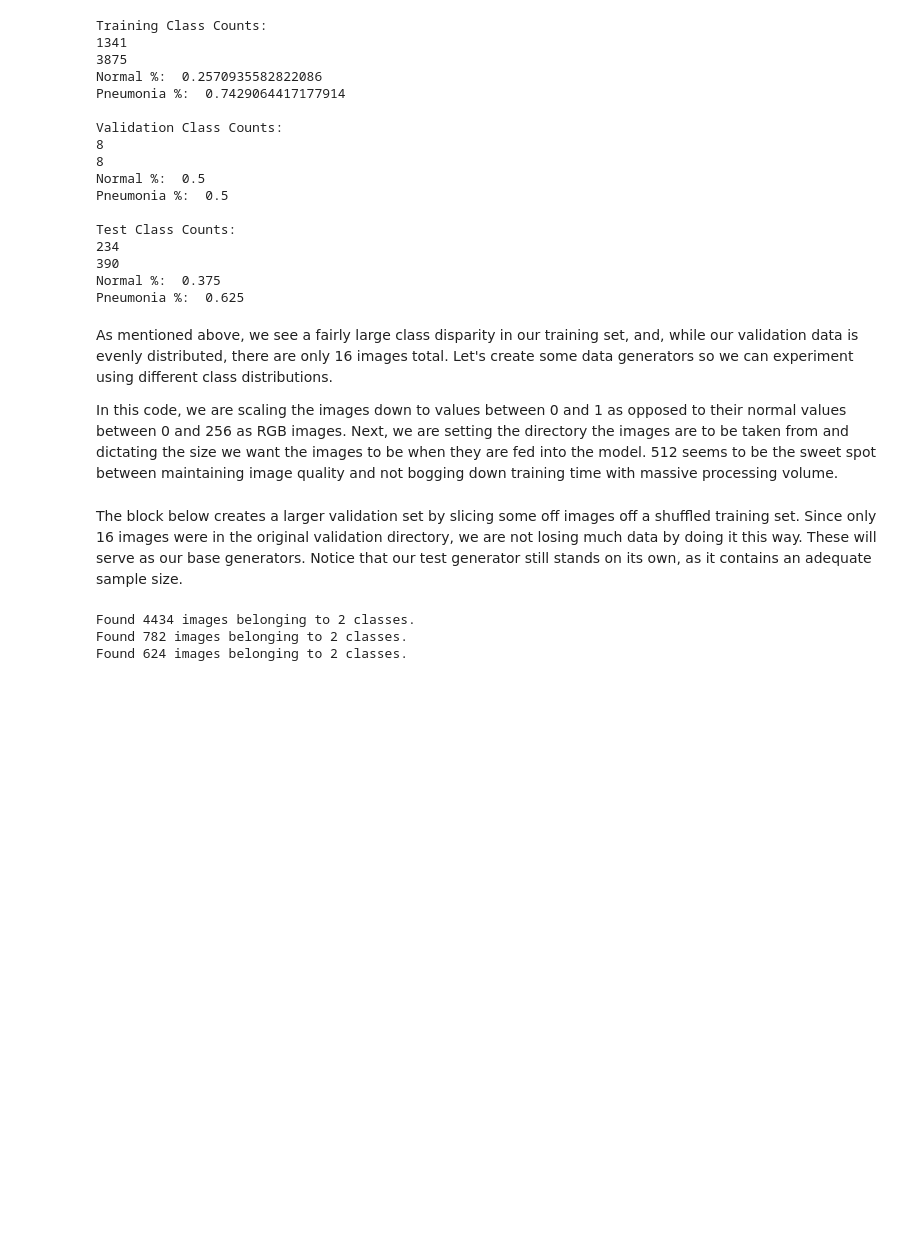
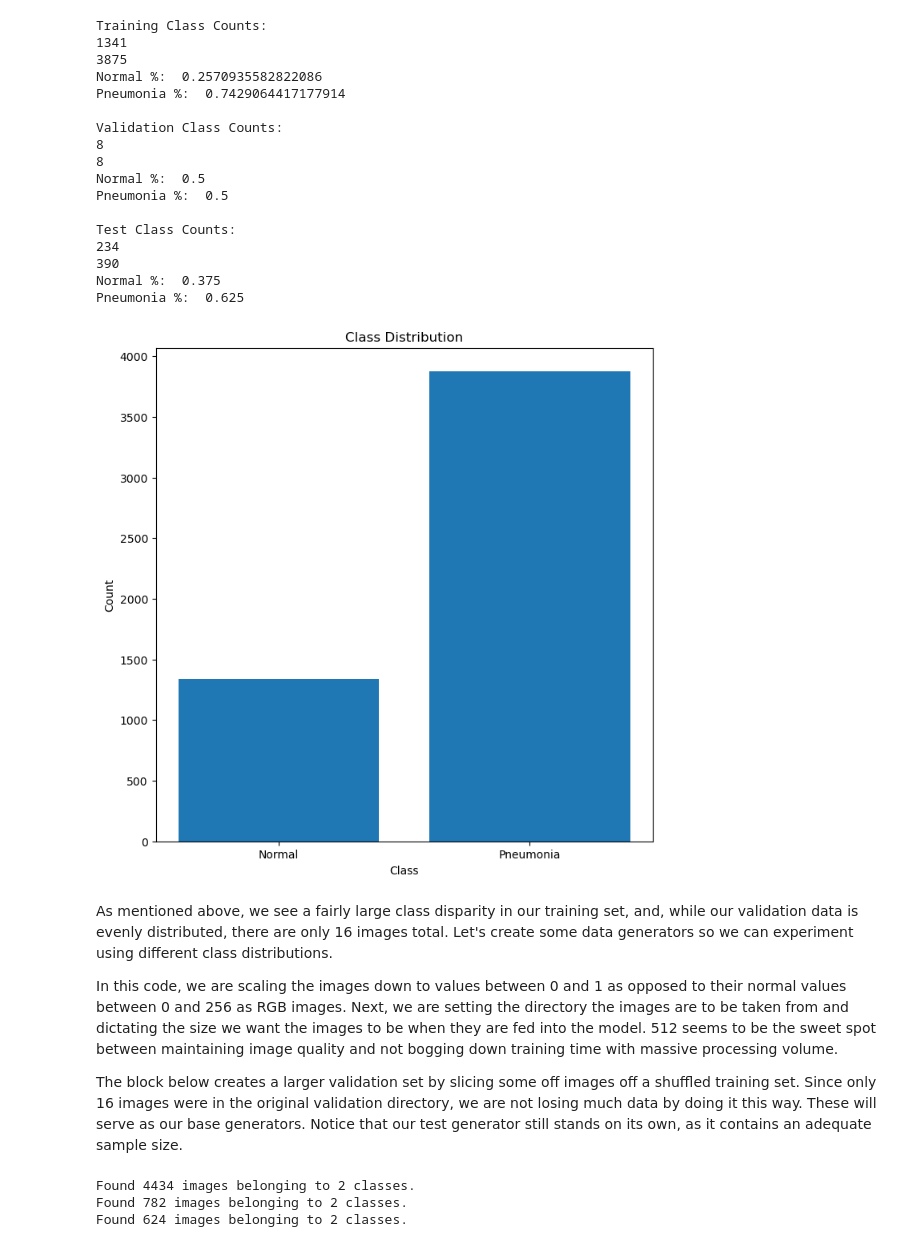
Before and after one commit to apell74/pediatric-pneumonia-deep-learning, a Jupyter notebook: phase-4-project.ipynb, the cells around one changed output. Saved outputs shown, nothing was run; the diff lists cells and outputs as text; code cells hidden in the pictures; blank space fills up the shorter version.

```diff
--- a/phase-4-project.ipynb
+++ b/phase-4-project.ipynb
@@ -186,12 +186,26 @@ Test Class Counts:
 390
 Normal %:  0.375
 Pneumonia %:  0.625
+# %%
+normal = os.listdir(train_normal_dir)
+pneumonia = os.listdir(train_pneumonia_dir)
+
+plt.figure(figsize=(8, 8))
+classes = ['Normal', 'Pneumonia']
+counts = [len(normal), len(pneumonia)]
+plt.bar(classes, counts)
+plt.xlabel('Class')
+plt.ylabel('Count')
+plt.title('Class Distribution')
+plt.show()
+# %% [output]
+[figure, added]
 # %% [markdown]
 As mentioned above, we see a fairly large class disparity in our training set, and, while our validation data is evenly distributed, there are only 16 images total. Let's create some data generators so we can experiment using different class distributions.
 
 In this code, we are scaling the images down to values between 0 and 1 as opposed to their normal values between 0 and 256 as RGB images. Next, we are setting the directory the images are to be taken from and dictating the size we want the images to be when they are fed into the model. 512 seems to be the sweet spot between maintaining image quality and not bogging down training time with massive processing volume.
+
+The block below creates a larger validation set by slicing some off images off a shuffled training set. Since only 16 images were in the original validation directory, we are not losing much data by doing it this way. These will serve as our base generators. Notice that our test generator still stands on its own, as it contains an adequate sample size.
-# %% [markdown]
-The block below creates a larger validation set by slicing some off images off a shuffled training set. Since only 16 images were in the original validation directory, we are not losing much data by doing it this way. These will serve as our base generators. Notice that our test generator still stands on its own, as it contains an adequate sample size.
 # %%
 # Create an ImageDataGenerator with a validation split
 datagen = ImageDataGenerator(
```
Also changed, not shown: parts of 13 cells of this notebook, 1 other file.
